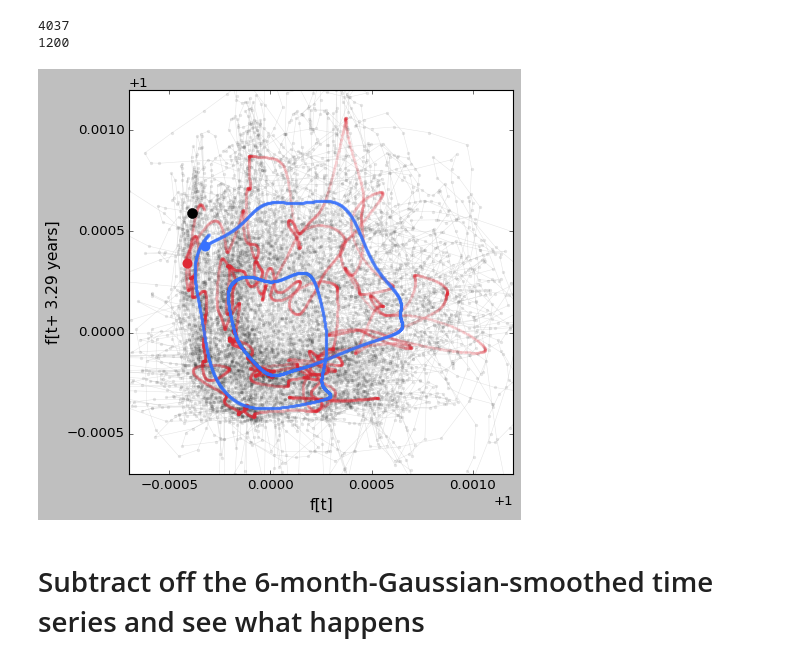
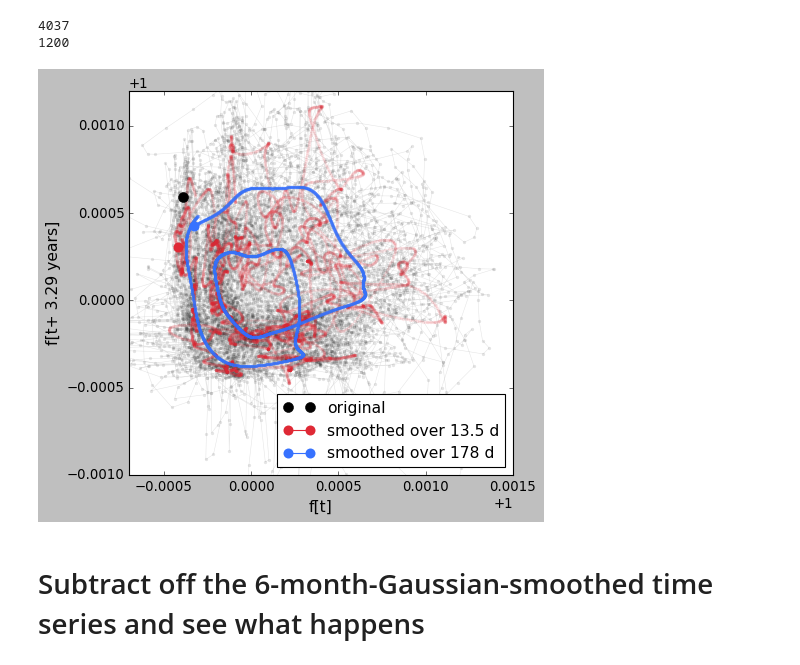
Before and after one commit to esandford/archivalSOHO, a Jupyter notebook: analysis/VIRGOanalysis.ipynb, the cells around one changed output. Cells and saved outputs as stored; diff of their text form; code cells hidden in the pictures.

```diff
--- a/analysis/VIRGOanalysis.ipynb
+++ b/analysis/VIRGOanalysis.ipynb
@@ -45,7 +45,7 @@ virgo = np.genfromtxt("./VIRGO_LC_norm.txt")
 print(np.shape(virgo))
 
 #start time at 0
-virgo[:,0] = virgo[:,0] - virgo[0,0]
+#virgo[:,0] = virgo[:,0] - virgo[0,0]
 # %% [output]
 (10129, 3)
 # %%
@@ -133,7 +133,7 @@ plt.show()
 f_smoothed_101 = median_filter(f,size=101,mode='nearest')
 f_smoothed_1001 = median_filter(f,size=1001,mode='nearest')
 
-medium_smoothing_sigma = 27.
+medium_smoothing_sigma = 27./2
 extreme_smoothing_sigma = 178.
 
 f_gsmoothed_101 = gaussian_filter(f,sigma=medium_smoothing_sigma,mode='nearest')
@@ -233,23 +274,24 @@ print(bestTauIdx)
 # %%
 fig, ax = plt.subplots(1,1,figsize=(8,6))
 
 ax.plot(f[:-bestTauIdx],f[bestTauIdx:],marker='.',ms=6,mec='None',ls='-',color='k',lw=0.5,alpha=0.1)
 ax.plot(f_gsmoothed_101[:-bestTauIdx],f_gsmoothed_101[bestTauIdx:],marker='.',ms=6,mec='None',ls='-',color='#df2935',lw=0.5,alpha=0.1)
 ax.plot(f_gsmoothed_1001[:-bestTauIdx],f_gsmoothed_1001[bestTauIdx:],marker='.',ms=6,mec='None',ls='-',color='#3772ff',lw=0.5,alpha=0.1)
 
-ax.plot(f[0],f[bestTauIdx],'ko',ms=9)
-ax.plot(f_gsmoothed_101[0],f_gsmoothed_101[bestTauIdx],marker='o',color='#df2935',ms=9,mec='None')
-ax.plot(f_gsmoothed_1001[0],f_gsmoothed_1001[bestTauIdx],marker='o',color='#3772ff',ms=9,mec='None')
+ax.plot(f[0],f[bestTauIdx],'ko',ms=9,label="original")
+ax.plot(f_gsmoothed_101[0],f_gsmoothed_101[bestTauIdx],marker='o',color='#df2935',ms=9,mec='None',label="smoothed over 13.5 d")
+ax.plot(f_gsmoothed_1001[0],f_gsmoothed_1001[bestTauIdx],marker='o',color='#3772ff',ms=9,mec='None',label="smoothed over 178 d")
 
 ax.set_aspect('equal')
 ax.set_xlabel(r"f[t]",fontsize=14)
 ax.set_ylabel(r"f[t+ 3.29 years]",fontsize=14)
-ax.set_xlim(1.-0.0007,1.0012)
-ax.set_ylim(1.-0.0007,1.0012)
+ax.set_xlim(1.-0.0007,1.0015)
+ax.set_ylim(1.-0.001,1.0012)
+ax.legend(loc="lower right",fontsize=14)
 #plt.show()
 plt.savefig("./VIRGO_magcycle_delayplot.pdf",bbox_inches="tight")
 # %% [output]
-[figure, old version]
+[figure, new version]
 # %% [markdown]
 # Subtract off the 6-month-Gaussian-smoothed time series and see what happens
 # %%
```
Also changed, not shown: parts of 3 cells of this notebook, 4 other files.
